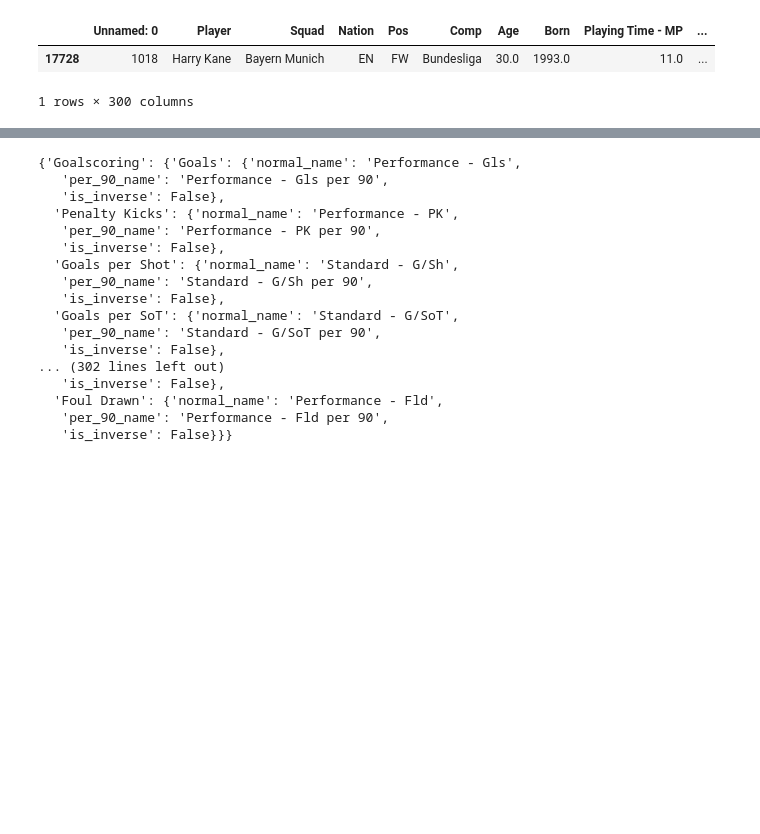
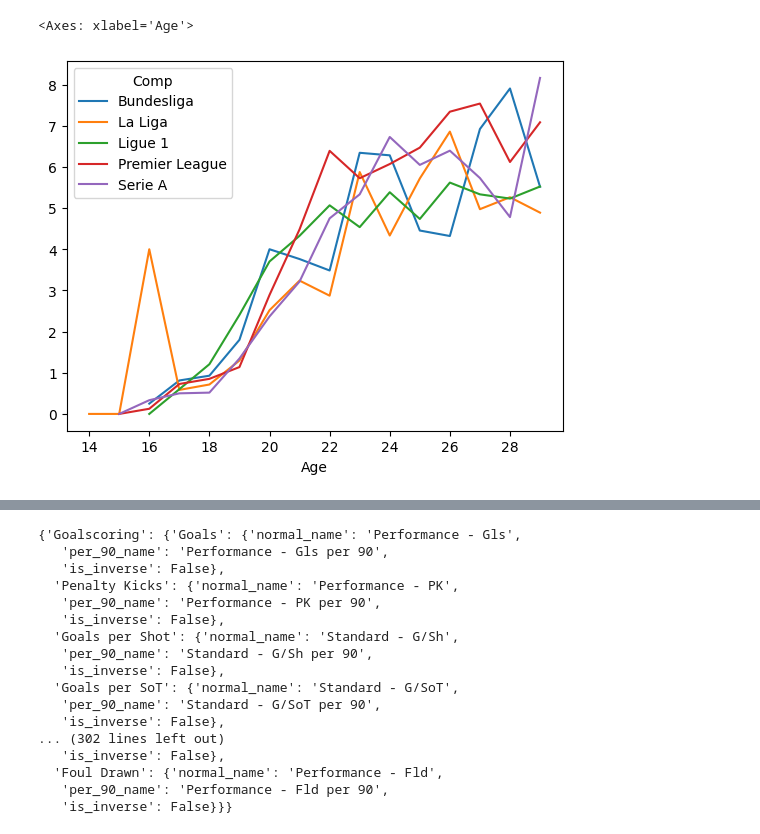
Before and after one commit to Rhys2024/Soccer_Visualization_Streamlit, a Jupyter notebook: Untitled.ipynb, the cells around one changed output, grey strips where cells are left out. Cells and saved outputs as stored; diff of their text form; code cells hidden in the pictures; blank space fills up the shorter version.

```diff
--- a/Untitled.ipynb
+++ b/Untitled.ipynb
@@ -23,8 +356,19 @@ Name: Performance - Gls, dtype: float64
+# %%
+
+
+
+
+temp[(temp.position == 'FW') & (temp.Age < 30)].groupby(['Age', 'Comp']
+                                   )[['Performance - Gls']
+].mean().unstack().droplevel(0, 1).plot()
+# %% [output]
+<Axes: xlabel='Age'>
+[figure, added]
 # %%
 
 
-temp[(temp.Season == '2023-2024') & (temp.Player == 'Harry Kane')]
+
+temp.Pos.value_counts()
+
+
+temp['position'] = temp.Pos.apply(handle_pos)
-# %% [output]
-|  | Unnamed: 0 | Player | Squad | Nation | Pos | Comp | Age | Born | Playing Time - MP | ... |
-| 17728 | 1018 | Harry Kane | Bayern Munich | EN | FW | Bundesliga | 30.0 | 1993.0 | 11.0 | ... |
-1 rows × 300 columns
```
Also changed, not shown: parts of 18 cells of this notebook, 11 other files.
